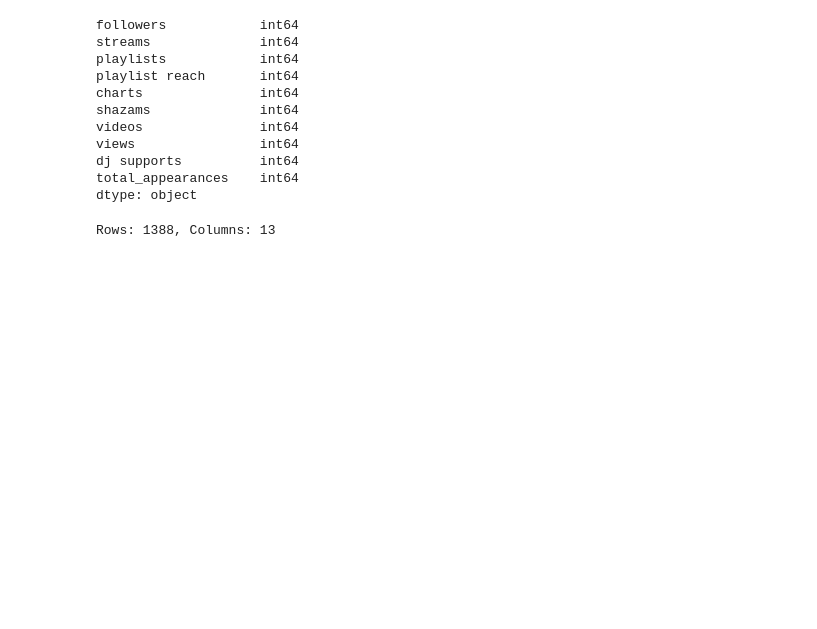
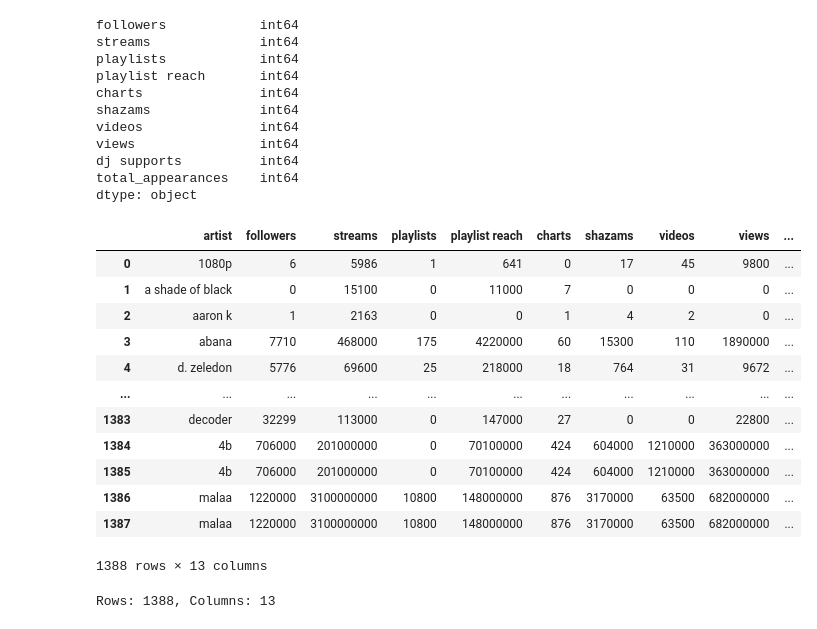
Before and after one commit to anhminhnguyen2/ds_festivals_project, a Jupyter notebook: edc_vegas/notebook/4.merge_csv.ipynb, the cells around one changed output. Saved outputs shown, nothing was run; the diff lists cells and outputs as text; code cells hidden in the pictures; blank space fills up the shorter version.

```diff
--- a/edc_vegas/notebook/4.merge_csv.ipynb
+++ b/edc_vegas/notebook/4.merge_csv.ipynb
@@ -75,6 +75,23 @@ views                int64
 dj supports          int64
 total_appearances    int64
 dtype: object
+# %%
+merged_all.drop_duplicates()
+# merged_all.count
+# %% [output]
+|  | artist | followers | streams | playlists | playlist reach | charts | shazams | videos | views | ... |
+| 0 | 1080p | 6 | 5986 | 1 | 641 | 0 | 17 | 45 | 9800 | ... |
+| 1 | a shade of black | 0 | 15100 | 0 | 11000 | 7 | 0 | 0 | 0 | ... |
+| 2 | aaron k | 1 | 2163 | 0 | 0 | 1 | 4 | 2 | 0 | ... |
+| 3 | abana | 7710 | 468000 | 175 | 4220000 | 60 | 15300 | 110 | 1890000 | ... |
+| 4 | d. zeledon | 5776 | 69600 | 25 | 218000 | 18 | 764 | 31 | 9672 | ... |
+| ... | ... | ... | ... | ... | ... | ... | ... | ... | ... | ... |
+| 1383 | decoder | 32299 | 113000 | 0 | 147000 | 27 | 0 | 0 | 22800 | ... |
+| 1384 | 4b | 706000 | 201000000 | 0 | 70100000 | 424 | 604000 | 1210000 | 363000000 | ... |
+| 1385 | 4b | 706000 | 201000000 | 0 | 70100000 | 424 | 604000 | 1210000 | 363000000 | ... |
+| 1386 | malaa | 1220000 | 3100000000 | 10800 | 148000000 | 876 | 3170000 | 63500 | 682000000 | ... |
+| 1387 | malaa | 1220000 | 3100000000 | 10800 | 148000000 | 876 | 3170000 | 63500 | 682000000 | ... |
+1388 rows × 13 columns
 # %%
 merged_all.to_csv("../data/main/COMPLETE_edc_artist_and_stats.csv", index=False)
 # %%
```
Also changed, not shown: parts of 1 cell of this notebook.
